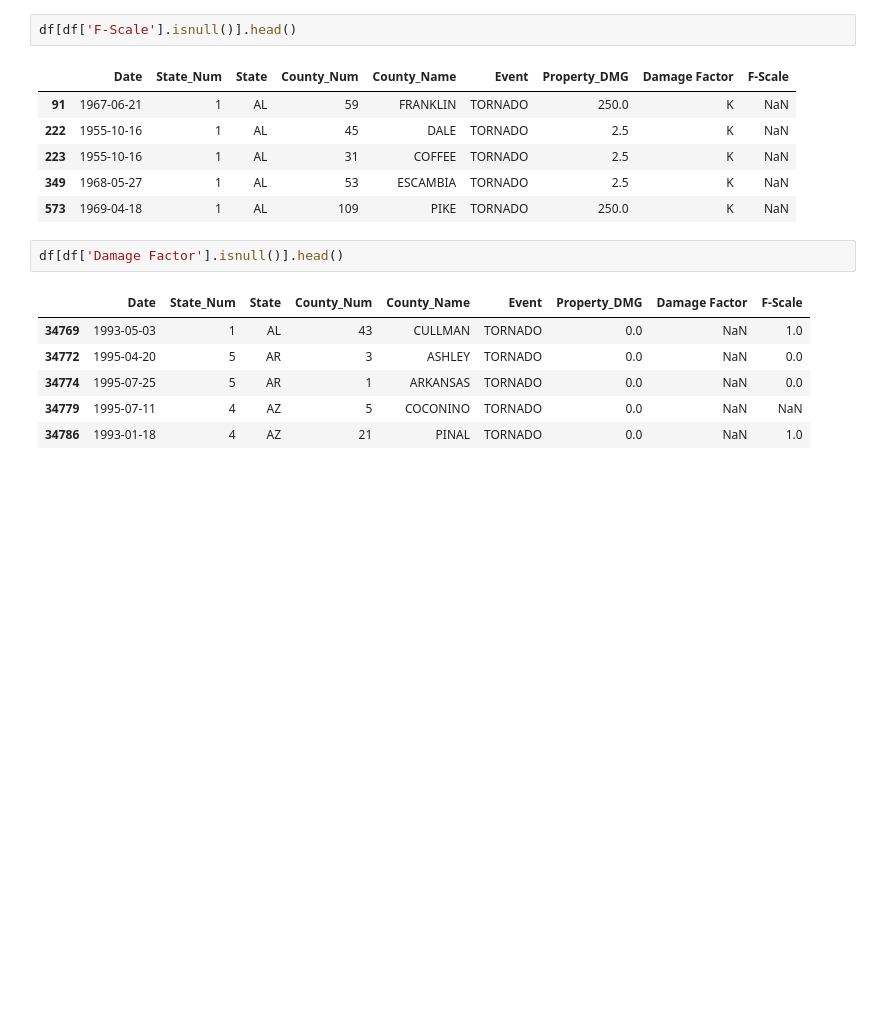
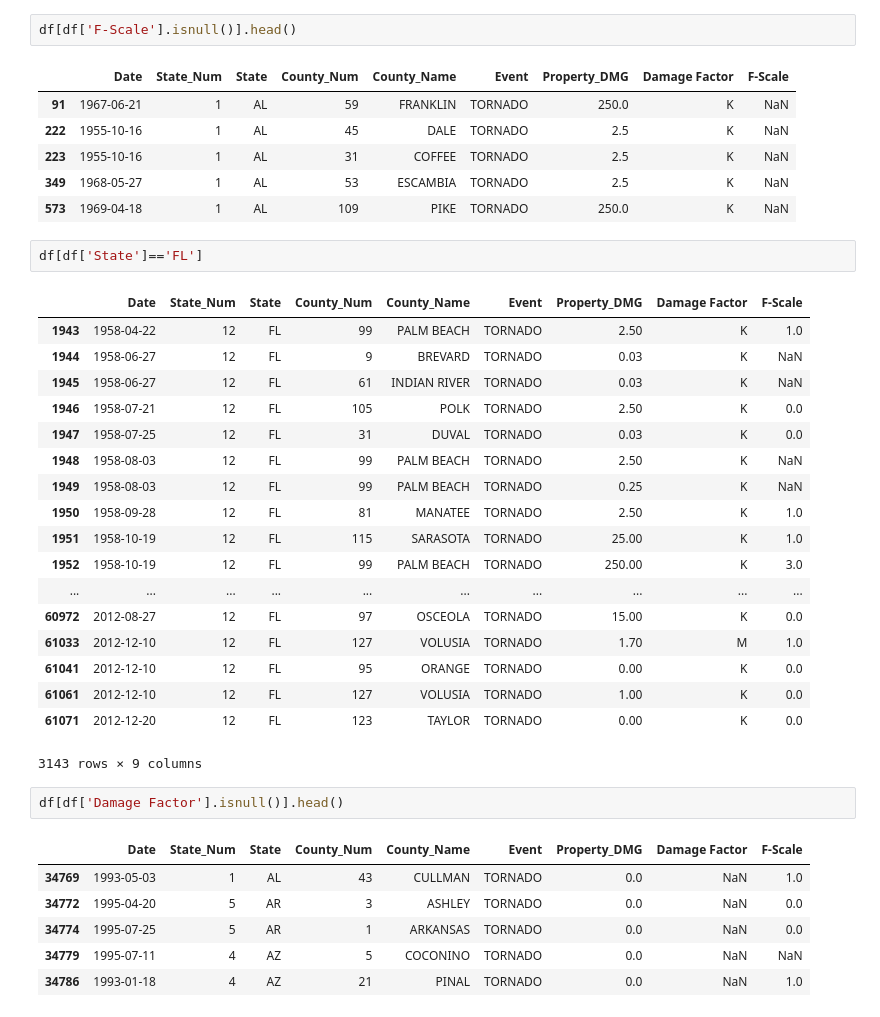
Before and after one commit to youngsoul/ml_tornado, a Jupyter notebook: Tornado.ipynb, the cells around one changed output. Cells and saved outputs as stored; diff of their text form; blank space fills up the shorter version.

Commit message:
Updated web service and Tornado jupyter notebook

```diff
--- a/Tornado.ipynb
+++ b/Tornado.ipynb
@@ -73,6 +73,27 @@ df[df['F-Scale'].isnull()].head()
 | 223 | 1955-10-16 | 1 | AL | 31 | COFFEE | TORNADO | 2.5 | K | NaN |
 | 349 | 1968-05-27 | 1 | AL | 53 | ESCAMBIA | TORNADO | 2.5 | K | NaN |
 | 573 | 1969-04-18 | 1 | AL | 109 | PIKE | TORNADO | 250.0 | K | NaN |
+# %%
+df[df['State']=='FL']
+# %% [output]
+|  | Date | State_Num | State | County_Num | County_Name | Event | Property_DMG | Damage Factor | F-Scale |
+| 1943 | 1958-04-22 | 12 | FL | 99 | PALM BEACH | TORNADO | 2.50 | K | 1.0 |
+| 1944 | 1958-06-27 | 12 | FL | 9 | BREVARD | TORNADO | 0.03 | K | NaN |
+| 1945 | 1958-06-27 | 12 | FL | 61 | INDIAN RIVER | TORNADO | 0.03 | K | NaN |
+| 1946 | 1958-07-21 | 12 | FL | 105 | POLK | TORNADO | 2.50 | K | 0.0 |
+| 1947 | 1958-07-25 | 12 | FL | 31 | DUVAL | TORNADO | 0.03 | K | 0.0 |
+| 1948 | 1958-08-03 | 12 | FL | 99 | PALM BEACH | TORNADO | 2.50 | K | NaN |
+| 1949 | 1958-08-03 | 12 | FL | 99 | PALM BEACH | TORNADO | 0.25 | K | NaN |
+| 1950 | 1958-09-28 | 12 | FL | 81 | MANATEE | TORNADO | 2.50 | K | 1.0 |
+| 1951 | 1958-10-19 | 12 | FL | 115 | SARASOTA | TORNADO | 25.00 | K | 1.0 |
+| 1952 | 1958-10-19 | 12 | FL | 99 | PALM BEACH | TORNADO | 250.00 | K | 3.0 |
+| ... | ... | ... | ... | ... | ... | ... | ... | ... | ... |
+| 60972 | 2012-08-27 | 12 | FL | 97 | OSCEOLA | TORNADO | 15.00 | K | 0.0 |
+| 61033 | 2012-12-10 | 12 | FL | 127 | VOLUSIA | TORNADO | 1.70 | M | 1.0 |
+| 61041 | 2012-12-10 | 12 | FL | 95 | ORANGE | TORNADO | 0.00 | K | 0.0 |
+| 61061 | 2012-12-10 | 12 | FL | 127 | VOLUSIA | TORNADO | 1.00 | K | 0.0 |
+| 61071 | 2012-12-20 | 12 | FL | 123 | TAYLOR | TORNADO | 0.00 | K | 0.0 |
+3143 rows × 9 columns
 # %%
 df[df['Damage Factor'].isnull()].head()
 # %% [output]
```
Also changed, not shown: parts of 16 cells of this notebook, 3 other files.
